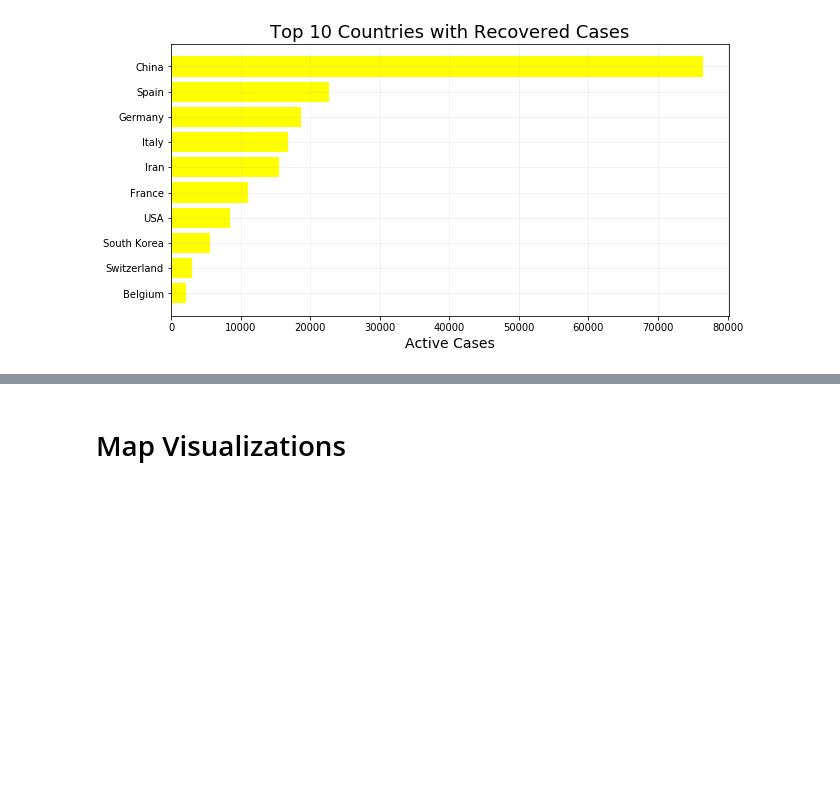
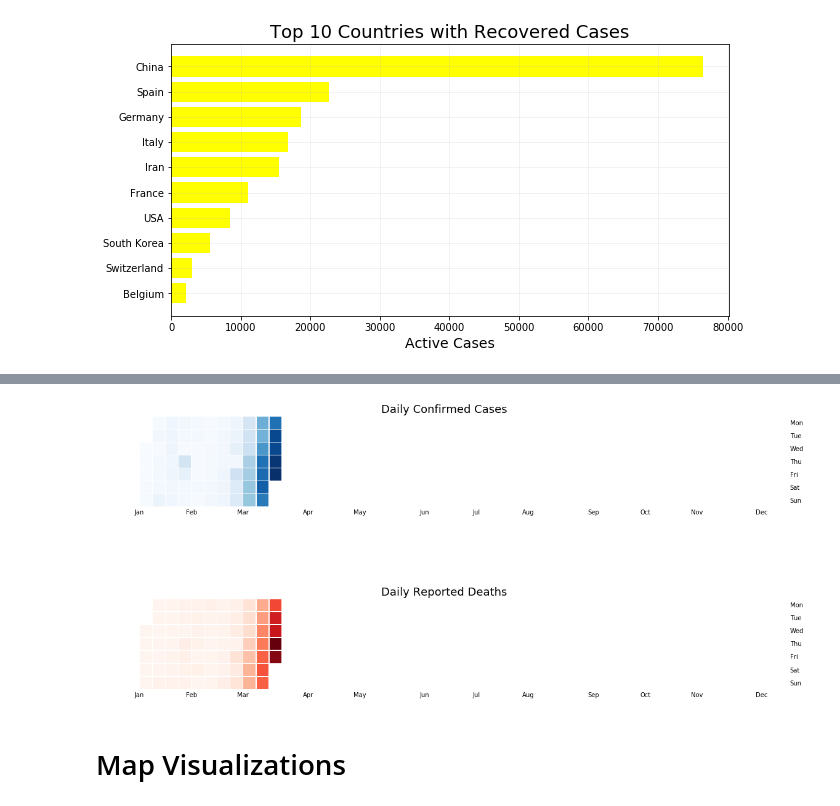
Before and after one commit to aclao89/Novel-COVID-19, a Jupyter notebook: Global Analysis.ipynb, the cells around one changed output, grey strips where cells are left out. Drawn from its saved outputs; the diff is of its cells as text; code cells hidden in the pictures; blank space fills up the shorter version.

Commit message:
Calendar Heatmap for Global Cases

```diff
--- a/Global Analysis.ipynb
+++ b/Global Analysis.ipynb
@@ -74,7 +75,12 @@ recovered_df.head()
 | 4 | NaN | Angola | -11.2027 | 17.8739 | 0 | 0 | 0 | 0 | 0 | ... |
 5 rows × 74 columns
 # %%
-global_case_time = pd.read_csv("https://raw.githubusercontent.com/CSSEGISandData/COVID-19/web-data/data/cases_time.csv",parse_dates=['Last_Update'])
+df_table = pd.read_csv("https://raw.githubusercontent.com/CSSEGISandData/COVID-19/web-data/data/cases_time.csv",parse_dates=['Last_Update'])
 
-global_case_time.head()
+
+
+global_data = df_table.groupby(['Last_Update', 'Country_Region'])['Confirmed', 'Deaths'].max().reset_index()
+
+global_data['Last_Update'] = pd.to_datetime(global_data['Last_Update']).dt.strftime('%m/%d/%Y')
+global_data.head()
 # %% [output]
@@ -416,0 +421,4 @@ plt.show()
+# %%
+global_data['Last_Update'] =  pd.to_datetime(global_data['Last_Update'], format='%m/%d/%Y')
+
+global_data.info()
@@ -417,3 +435,21 @@ plt.show()
+# %%
+fig = plt.figure(figsize=(20,10))
+fig.add_subplot(2,1,1)
+
+calmap.yearplot(global_data.groupby(['Last_Update'])['Confirmed'].sum().diff(),
+                 fillcolor='white', cmap='Blues', linewidth=0.3, year=2020)
+plt.title('Daily Confirmed Cases', fontsize=18)
+
+fig.add_subplot(2,1,2)
+
+calmap.yearplot(global_data.groupby(['Last_Update'])['Deaths'].sum().diff(),
+                 fillcolor='white', cmap='Reds', linewidth=0.3, year=2020)
+plt.title('Daily Reported Deaths', fontsize=18)
+
+
+plt.show()
+# %% [output]
+[figure, added]
 # %% [markdown]
 # Map Visualizations
 # %% [markdown]
```
Also changed, not shown: parts of 12 cells of this notebook.
